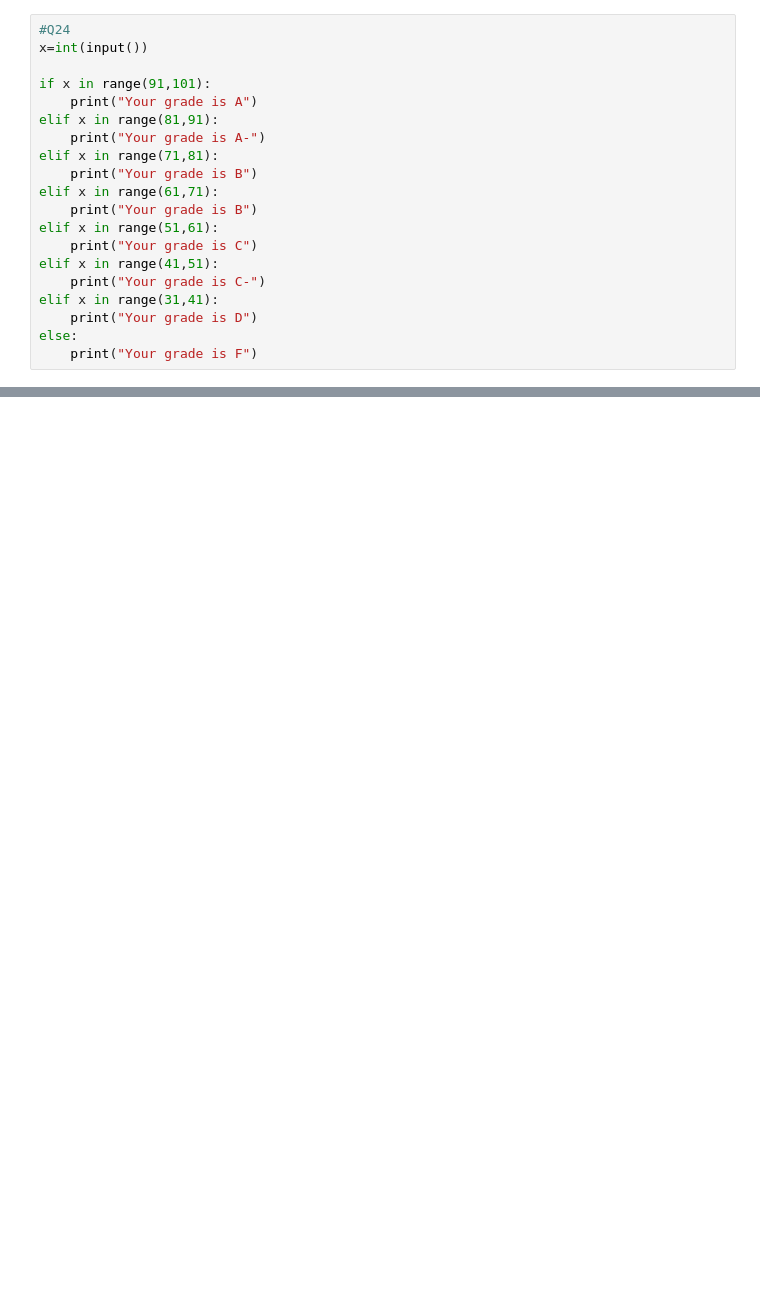
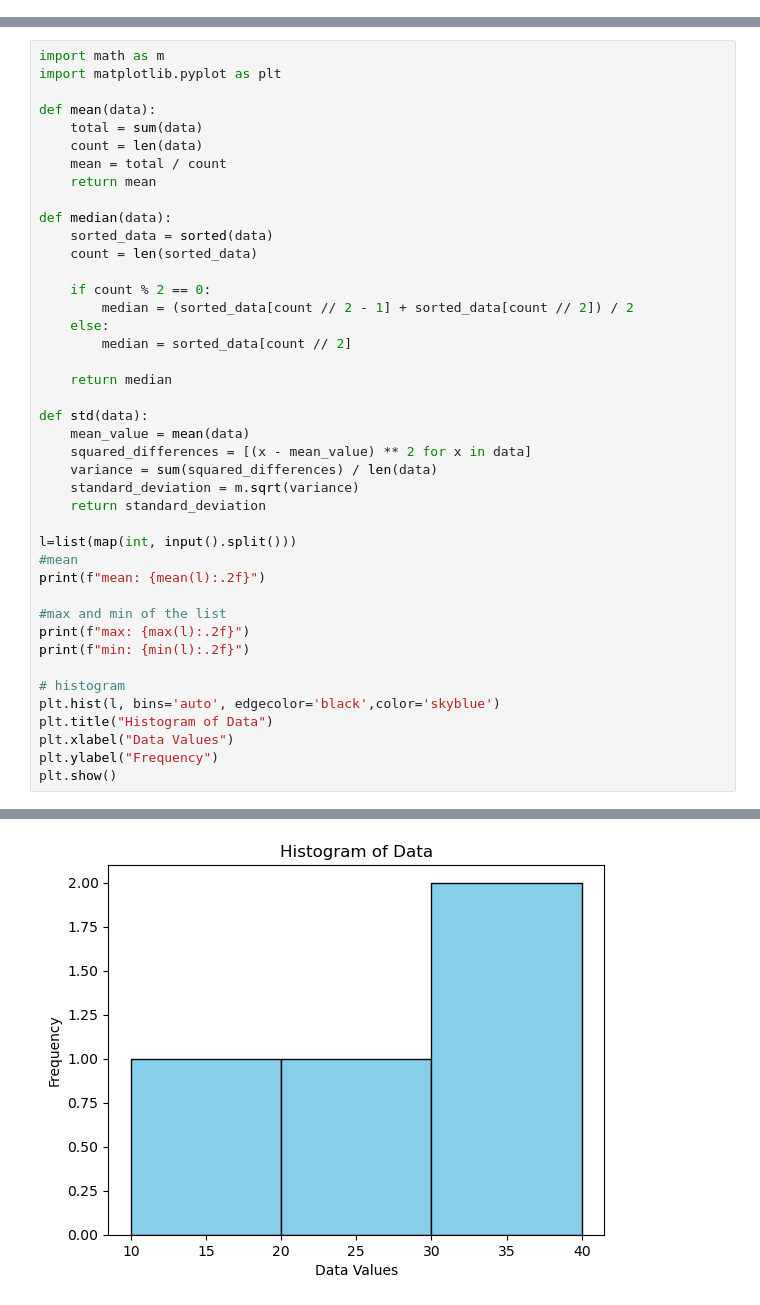
Before and after one commit to Path-1312/PSDV-pre-requisite-test, a Jupyter notebook: 24110072.ipynb, the cells around one changed output, grey strips where cells are left out. Drawn from its saved outputs; the diff is of its cells as text; blank space fills up the shorter version.

```diff
--- a/24110072.ipynb
+++ b/24110072.ipynb
@@ -185,20 +0,0 @@ even
-# %%
-#Q24
-x=int(input())
-
-if x in range(91,101):
-    print("Your grade is A")
-elif x in range(81,91):
-    print("Your grade is A-")
-elif x in range(71,81):
-    print("Your grade is B")
-elif x in range(61,71):
-    print("Your grade is B")
-elif x in range(51,61):
-    print("Your grade is C")
-elif x in range(41,51):
-    print("Your grade is C-")
-elif x in range(31,41):
-    print("Your grade is D")
-else:
-    print("Your grade is F")
@@ -220,0 +139,43 @@ not a leap year
+# %%
+import math as m
+import matplotlib.pyplot as plt
+
+def mean(data):
+    total = sum(data)
+    count = len(data)
+    mean = total / count
+    return mean
+
+def median(data):
+    sorted_data = sorted(data)
+    count = len(sorted_data)
+
+    if count % 2 == 0:
+        median = (sorted_data[count // 2 - 1] + sorted_data[count // 2]) / 2
+    else:
+        median = sorted_data[count // 2]
+
+    return median
+
+def std(data):
+    mean_value = mean(data)
+    squared_differences = [(x - mean_value) ** 2 for x in data]
+    variance = sum(squared_differences) / len(data)
+    standard_deviation = m.sqrt(variance)
+    return standard_deviation
+
+l=list(map(int, input().split()))
+#mean
+print(f"mean: {mean(l):.2f}")
+
+#max and min of the list
+print(f"max: {max(l):.2f}")
+print(f"min: {min(l):.2f}")
+
+# histogram
+plt.hist(l, bins='auto', edgecolor='black',color='skyblue')
+plt.title("Histogram of Data")
+plt.xlabel("Data Values")
+plt.ylabel("Frequency")
+plt.show()
+# %% [output]
@@ -220,0 +186 @@ not a leap year
+[figure, added]
```
Also changed, not shown: parts of 63 cells of this notebook.
